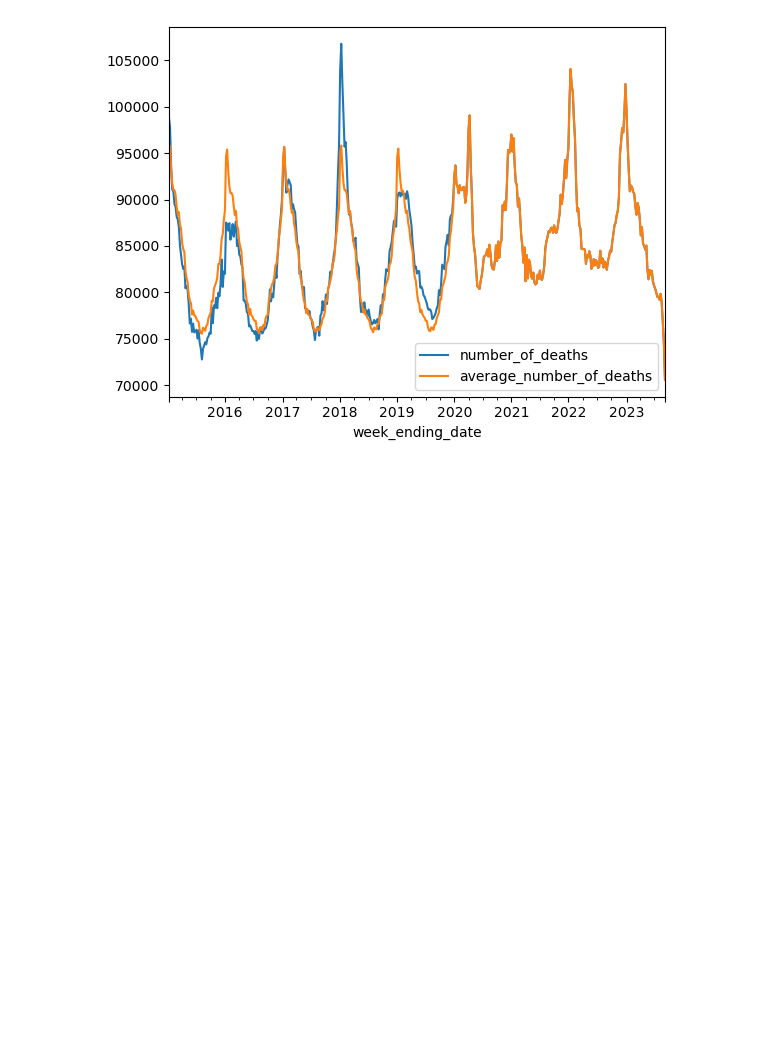
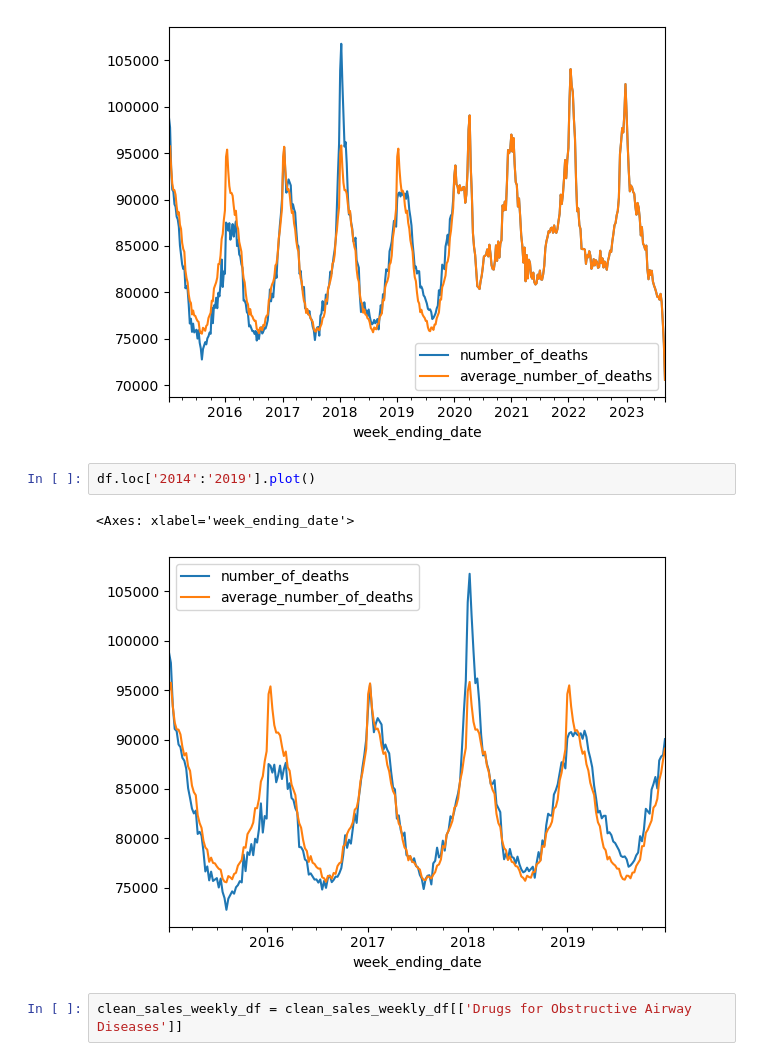
Before and after one commit to Birdfeathers/Project1--Healthcare_Devices, a Jupyter notebook: death_counts.ipynb, the cells around one changed output. Cells and saved outputs as stored; diff of their text form; blank space fills up the shorter version.

```diff
--- a/death_counts.ipynb
+++ b/death_counts.ipynb
@@ -177,3 +168,10 @@ df.plot()
 # %% [output]
 <Axes: xlabel='week_ending_date'>
 [figure]
+# %%
+df.loc['2014':'2019'].plot()
+# %% [output]
+<Axes: xlabel='week_ending_date'>
+[figure, added]
+# %%
+clean_sales_weekly_df = clean_sales_weekly_df[['Drugs for Obstructive Airway Diseases']]
```
Also changed, not shown: parts of 14 cells of this notebook.
